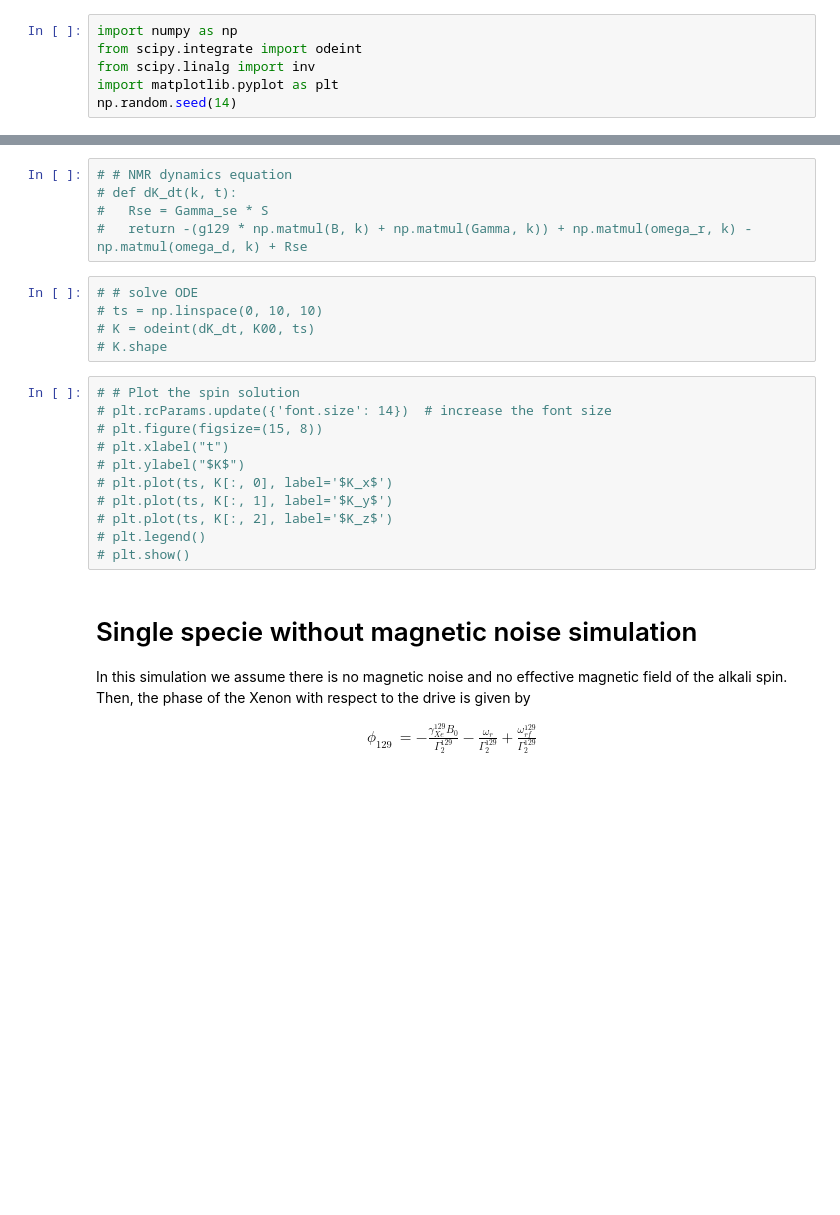
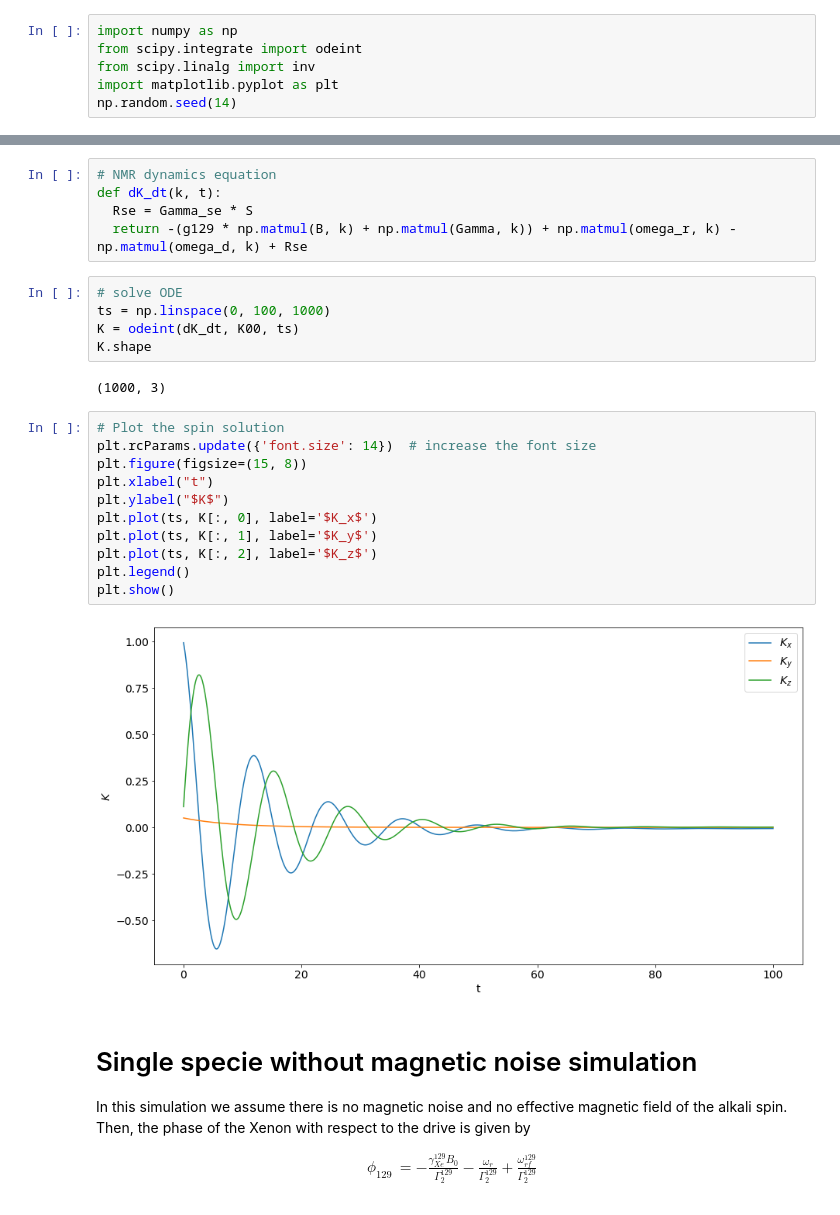
Before and after one commit to RoyElkabetz/NMR-gyroscope, a Jupyter notebook: NMRG_experiment.ipynb, the cells around one changed output, grey strips where cells are left out. Saved outputs shown, nothing was run; the diff lists cells and outputs as text; blank space fills up the shorter version.

```diff
--- a/NMRG_experiment.ipynb
+++ b/NMRG_experiment.ipynb
@@ -59,24 +59,28 @@ np.random.seed(14)
 # %%
-# # NMR dynamics equation
-# def dK_dt(k, t):
-#   Rse = Gamma_se * S
-#   return -(g129 * np.matmul(B, k) + np.matmul(Gamma, k)) + np.matmul(omega_r, k) - np.matmul(omega_d, k) + Rse
+# NMR dynamics equation
+def dK_dt(k, t):
+  Rse = Gamma_se * S
+  return -(g129 * np.matmul(B, k) + np.matmul(Gamma, k)) + np.matmul(omega_r, k) - np.matmul(omega_d, k) + Rse
 # %%
-# # solve ODE
-# ts = np.linspace(0, 10, 10)
-# K = odeint(dK_dt, K00, ts)
-# K.shape
+# solve ODE
+ts = np.linspace(0, 100, 1000)
+K = odeint(dK_dt, K00, ts)
+K.shape
+# %% [output]
+(1000, 3)
 # %%
-# # Plot the spin solution
-# plt.rcParams.update({'font.size': 14})  # increase the font size
-# plt.figure(figsize=(15, 8))
-# plt.xlabel("t")
-# plt.ylabel("$K$")
-# plt.plot(ts, K[:, 0], label='$K_x$')
-# plt.plot(ts, K[:, 1], label='$K_y$')
-# plt.plot(ts, K[:, 2], label='$K_z$')
-# plt.legend()
-# plt.show()
+# Plot the spin solution
+plt.rcParams.update({'font.size': 14})  # increase the font size
+plt.figure(figsize=(15, 8))
+plt.xlabel("t")
+plt.ylabel("$K$")
+plt.plot(ts, K[:, 0], label='$K_x$')
+plt.plot(ts, K[:, 1], label='$K_y$')
+plt.plot(ts, K[:, 2], label='$K_z$')
+plt.legend()
+plt.show()
+# %% [output]
+[figure, added]
 # %% [markdown]
 # Single specie without magnetic noise simulation
 
```
Also changed, not shown: parts of 12 cells of this notebook.
